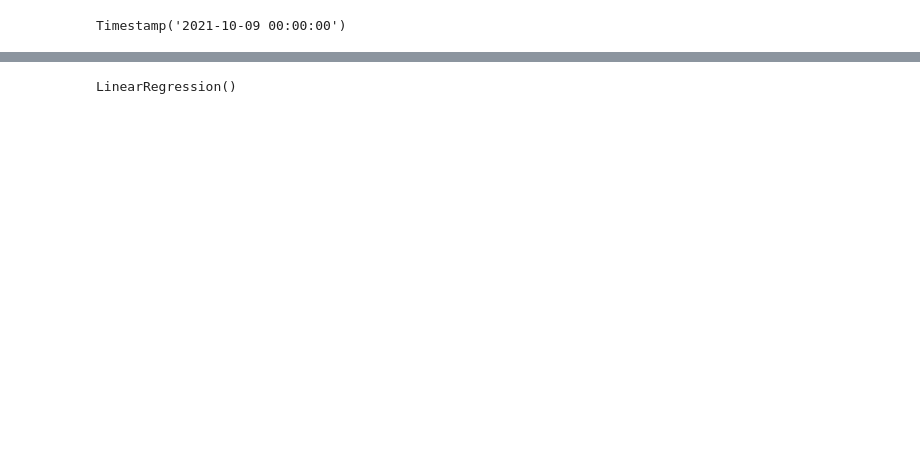
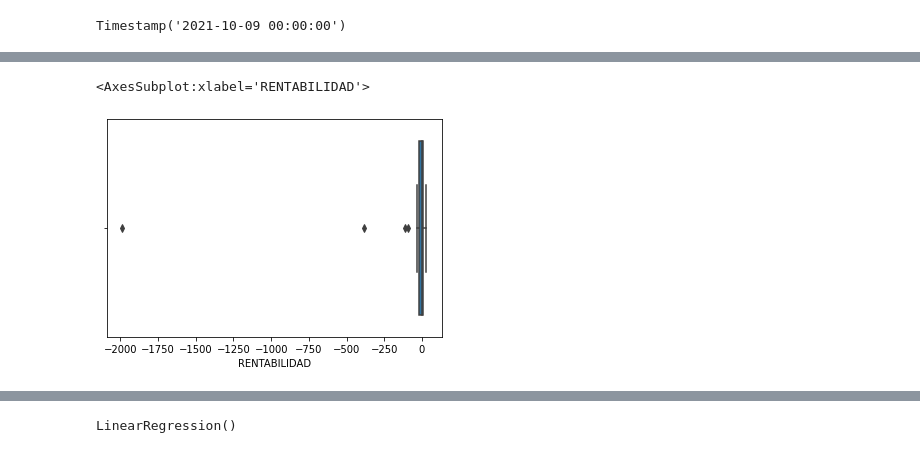
Before and after one commit to negly/ds-notebooks, a Jupyter notebook: DistriasNotebook.ipynb, the cells around one changed output, grey strips where cells are left out. Drawn from its saved outputs; the diff is of its cells as text; code cells hidden in the pictures; blank space fills up the shorter version.

```diff
--- a/DistriasNotebook.ipynb
+++ b/DistriasNotebook.ipynb
@@ -191,2 +223,7 @@ X = X.drop(['CANTIDAD'], axis = 1)
+# %%
+sns.boxplot(x=df_distrias_grouped['RENTABILIDAD'])
+# %% [output]
+<AxesSubplot:xlabel='RENTABILIDAD'>
+[figure, added]
 # %%
 plt.figure(figsize=(15,10))
```
Also changed, not shown: parts of 30 cells of this notebook.
